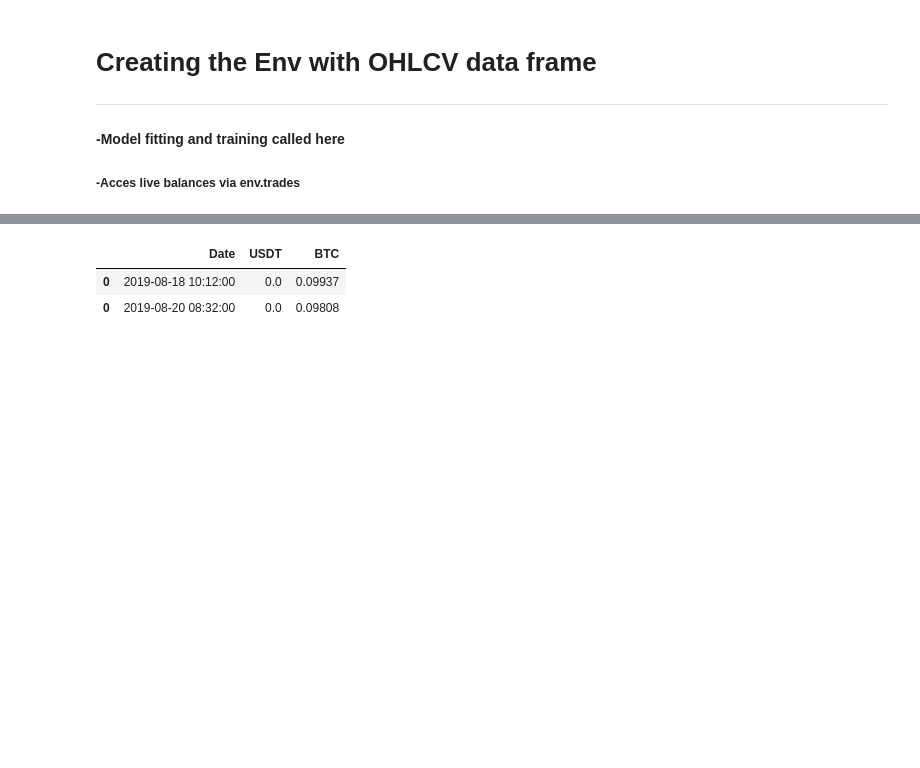
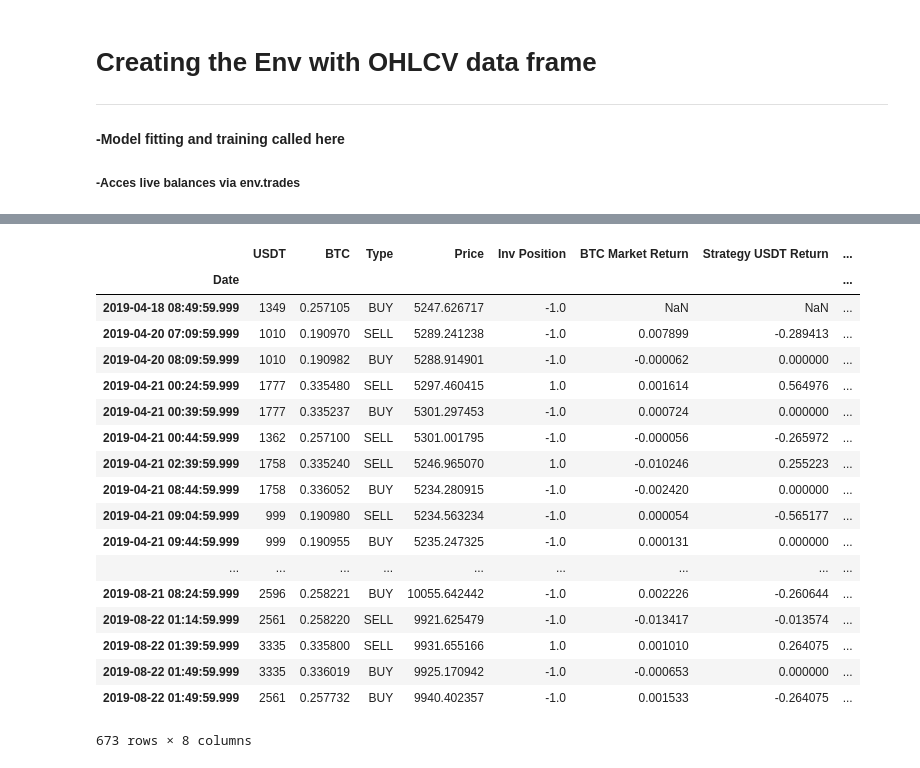
Before and after one commit to darkstar4401/BWA_LiveTrader, a Jupyter notebook: Qtrader-v2.ipynb, the cells around one changed output, grey strips where cells are left out. Cells and saved outputs as stored; diff of their text form; code cells hidden in the pictures; blank space fills up the shorter version.

```diff
--- a/Qtrader-v2.ipynb
+++ b/Qtrader-v2.ipynb
@@ -367,7 +386,7 @@ btc_signal.csv                                100%  933KB 833.2KB/s   00:01
 # %%
-
+df = pd.read_csv('/home/me/Documents/BWA_dash/btc_hist_sig.csv')
 #df = pd.read_csv("/home/me/Documents/BWA_dash/local_sig.csv")
-env = TradingEnv(df)
+env = TradingEnv(df[:50000])
 print("Action shape: ",env.action_space.shape)
 print("State shape: ",env.observation_space.shape)
 
@@ -388,26 +407,25 @@ for i in range(max_iter):
     #BWA signal agent/actor
     BWA_sig = env.df.Position.iloc[env.current_step]
     trades = env.trades
+    balances = env.balances
 
-
-    if(len(trades)!= lt):
+    if(len(trades)%2==0 and len(trades)!= lt):
+    #if(len(trades)!= lt):
         lt = len(trades)
-        print(trades)
-        print("{} trades taken".format(lt))
+        #print(trades.columns)
         print("\n========================\n")
-        #balances =  env.render()
-
-        #print(type(balances))
-    #print(rc==(max_iter),rc)
-    """if(rc%500==0 or rc==max_iter):
-        print("\n========================\n")
-        balances =  env.render()"""
+        print("{} trades taken".format(int(lt/2)))
+    if (i%1000==0):
+        balances =  env.render()
 
     #random agent for testing
     #obs, done, info = env.step([rand_agent,1])
 
     #portmaker signal for benchmark
-    obs, done, info = env.step([BWA_sig,1])
+    #obs,reward, done, info = env.step([BWA_sig,1])
+
+    #Q Learning optimized portmaker
+    obs,reward, done, info = env.step([BWA_sig,1])
     rc+=1
 # %% [output]
 Action shape:  (2,)
@@ -430,10 +453,14 @@ no trades 2019-08-17 13:00:00 8
 # %%
 
-def vis(df):
-    cp = df.copy()
-    cp.set_index("Date",inplace=True)
-    cp["USDT"].plot()
-vis(trades.copy())
+
+
+#fig = plot_signal(df)
+#fig.show()
+agent_trades,fig = plot_returns(trades[1:])
+fig.show()
+agent_balances,fig = plot_balances(balances[1:])
+fig.show()
+print(agent_trades.head(10))
 #print(trades.values[:,0])
 #for i in trades.values:
 #    print(i[0])
@@ -443,7 +488,23 @@ vis(trades.copy())
-# %%
-trades
-# %% [output]
-|  | Date | USDT | BTC |
-| 0 | 2019-08-18 10:12:00 | 0.0 | 0.09937 |
-| 0 | 2019-08-20 08:32:00 | 0.0 | 0.09808 |
+# %%
+agent_trades
+# %% [output]
+|  | USDT | BTC | Type | Price | Inv Position | BTC Market Return | Strategy USDT Return | ... |
+| Date |  |  |  |  |  |  |  | ... |
+| 2019-04-18 08:49:59.999 | 1349 | 0.257105 | BUY | 5247.626717 | -1.0 | NaN | NaN | ... |
+| 2019-04-20 07:09:59.999 | 1010 | 0.190970 | SELL | 5289.241238 | -1.0 | 0.007899 | -0.289413 | ... |
+| 2019-04-20 08:09:59.999 | 1010 | 0.190982 | BUY | 5288.914901 | -1.0 | -0.000062 | 0.000000 | ... |
+| 2019-04-21 00:24:59.999 | 1777 | 0.335480 | SELL | 5297.460415 | 1.0 | 0.001614 | 0.564976 | ... |
+| 2019-04-21 00:39:59.999 | 1777 | 0.335237 | BUY | 5301.297453 | -1.0 | 0.000724 | 0.000000 | ... |
+| 2019-04-21 00:44:59.999 | 1362 | 0.257100 | SELL | 5301.001795 | -1.0 | -0.000056 | -0.265972 | ... |
+| 2019-04-21 02:39:59.999 | 1758 | 0.335240 | SELL | 5246.965070 | 1.0 | -0.010246 | 0.255223 | ... |
+| 2019-04-21 08:44:59.999 | 1758 | 0.336052 | BUY | 5234.280915 | -1.0 | -0.002420 | 0.000000 | ... |
+| 2019-04-21 09:04:59.999 | 999 | 0.190980 | SELL | 5234.563234 | -1.0 | 0.000054 | -0.565177 | ... |
+| 2019-04-21 09:44:59.999 | 999 | 0.190955 | BUY | 5235.247325 | -1.0 | 0.000131 | 0.000000 | ... |
+| ... | ... | ... | ... | ... | ... | ... | ... | ... |
+| 2019-08-21 08:24:59.999 | 2596 | 0.258221 | BUY | 10055.642442 | -1.0 | 0.002226 | -0.260644 | ... |
+| 2019-08-22 01:14:59.999 | 2561 | 0.258220 | SELL | 9921.625479 | -1.0 | -0.013417 | -0.013574 | ... |
+| 2019-08-22 01:39:59.999 | 3335 | 0.335800 | SELL | 9931.655166 | 1.0 | 0.001010 | 0.264075 | ... |
+| 2019-08-22 01:49:59.999 | 3335 | 0.336019 | BUY | 9925.170942 | -1.0 | -0.000653 | 0.000000 | ... |
+| 2019-08-22 01:49:59.999 | 2561 | 0.257732 | BUY | 9940.402357 | -1.0 | 0.001533 | -0.264075 | ... |
+673 rows × 8 columns
 # %%
```
Also changed, not shown: parts of 8 cells of this notebook.
